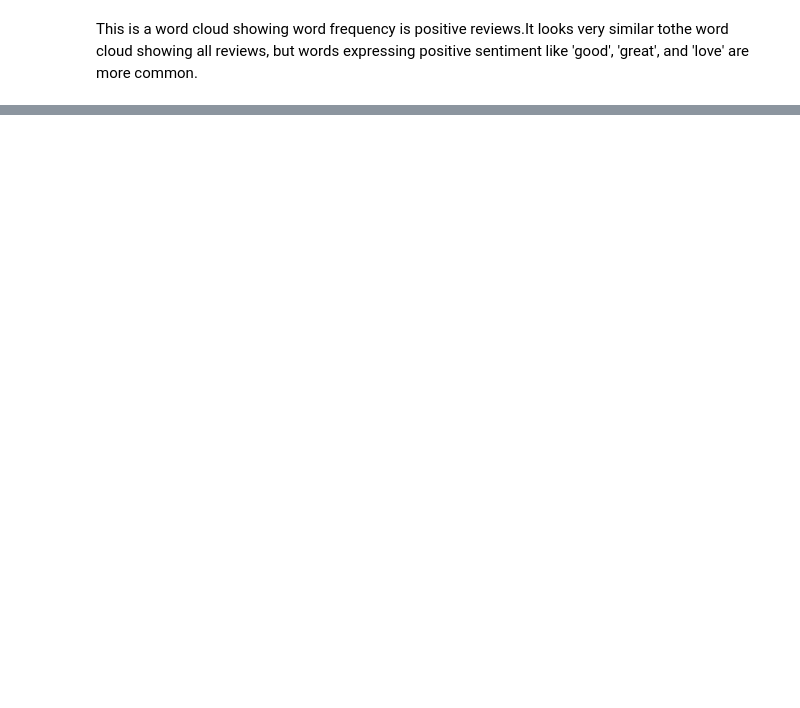
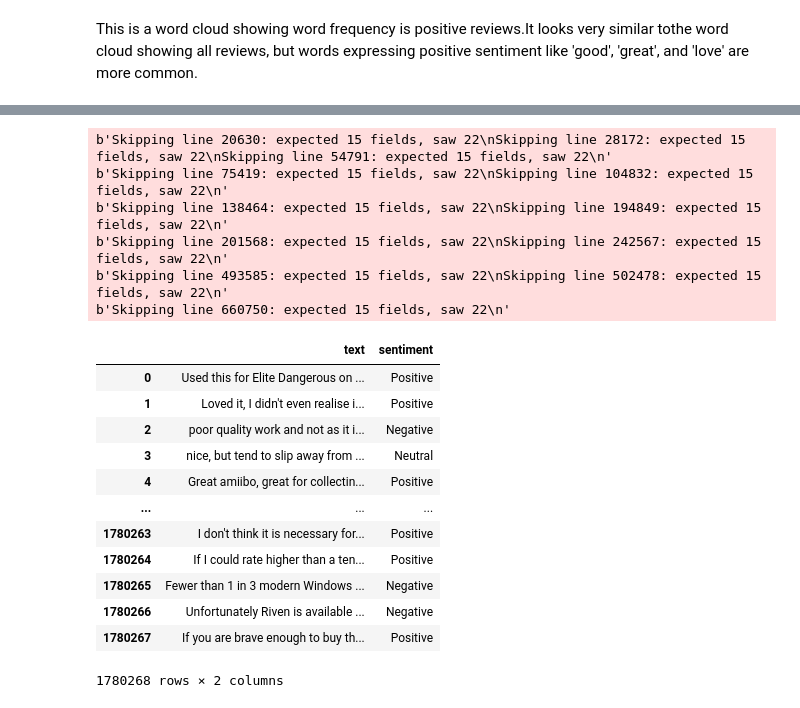
Before and after one commit to sciarrilli/TOOL1_FINAL_PROJECT, a Jupyter notebook: final_project.ipynb, the cells around one changed output, grey strips where cells are left out. Saved outputs shown, nothing was run; the diff lists cells and outputs as text; code cells hidden in the pictures; blank space fills up the shorter version.

```diff
--- a/final_project.ipynb
+++ b/final_project.ipynb
@@ -148 +269,32 @@ plt.show()
+# %%
+games = pd.read_csv('games.tsv', sep='\t', error_bad_lines=False)
+games = games[['review_body','star_rating']]
+row_select_1 = games['star_rating'] < 3
+row_select_2 = games['star_rating'] == 3
+games['sentiment'] = pd.Series(['Positive']*len(games.index))
+games.loc[row_select_1,'sentiment'] = 'Negative'
+games.loc[row_select_2,'sentiment'] = 'Neutral'
+games = games[['review_body','sentiment']]
+games.columns = ['text', 'sentiment']
+games
+# %% [output]
+b'Skipping line 20630: expected 15 fields, saw 22\nSkipping line 28172: expected 15 fields, saw 22\nSkipping line 54791: expected 15 fields, saw 22\n'
+b'Skipping line 75419: expected 15 fields, saw 22\nSkipping line 104832: expected 15 fields, saw 22\n'
+b'Skipping line 138464: expected 15 fields, saw 22\nSkipping line 194849: expected 15 fields, saw 22\n'
+b'Skipping line 201568: expected 15 fields, saw 22\nSkipping line 242567: expected 15 fields, saw 22\n'
+b'Skipping line 493585: expected 15 fields, saw 22\nSkipping line 502478: expected 15 fields, saw 22\n'
+b'Skipping line 660750: expected 15 fields, saw 22\n'
+|  | text | sentiment |
+| 0 | Used this for Elite Dangerous on ... | Positive |
+| 1 | Loved it, I didn't even realise i... | Positive |
+| 2 | poor quality work and not as it i... | Negative |
+| 3 | nice, but tend to slip away from ... | Neutral |
+| 4 | Great amiibo, great for collectin... | Positive |
+| ... | ... | ... |
+| 1780263 | I don't think it is necessary for... | Positive |
+| 1780264 | If I could rate higher than a ten... | Positive |
+| 1780265 | Fewer than 1 in 3 modern Windows ... | Negative |
+| 1780266 | Unfortunately Riven is available ... | Negative |
+| 1780267 | If you are brave enough to buy th... | Positive |
+1780268 rows × 2 columns
 # %%
```
Also changed, not shown: parts of 31 cells of this notebook.
